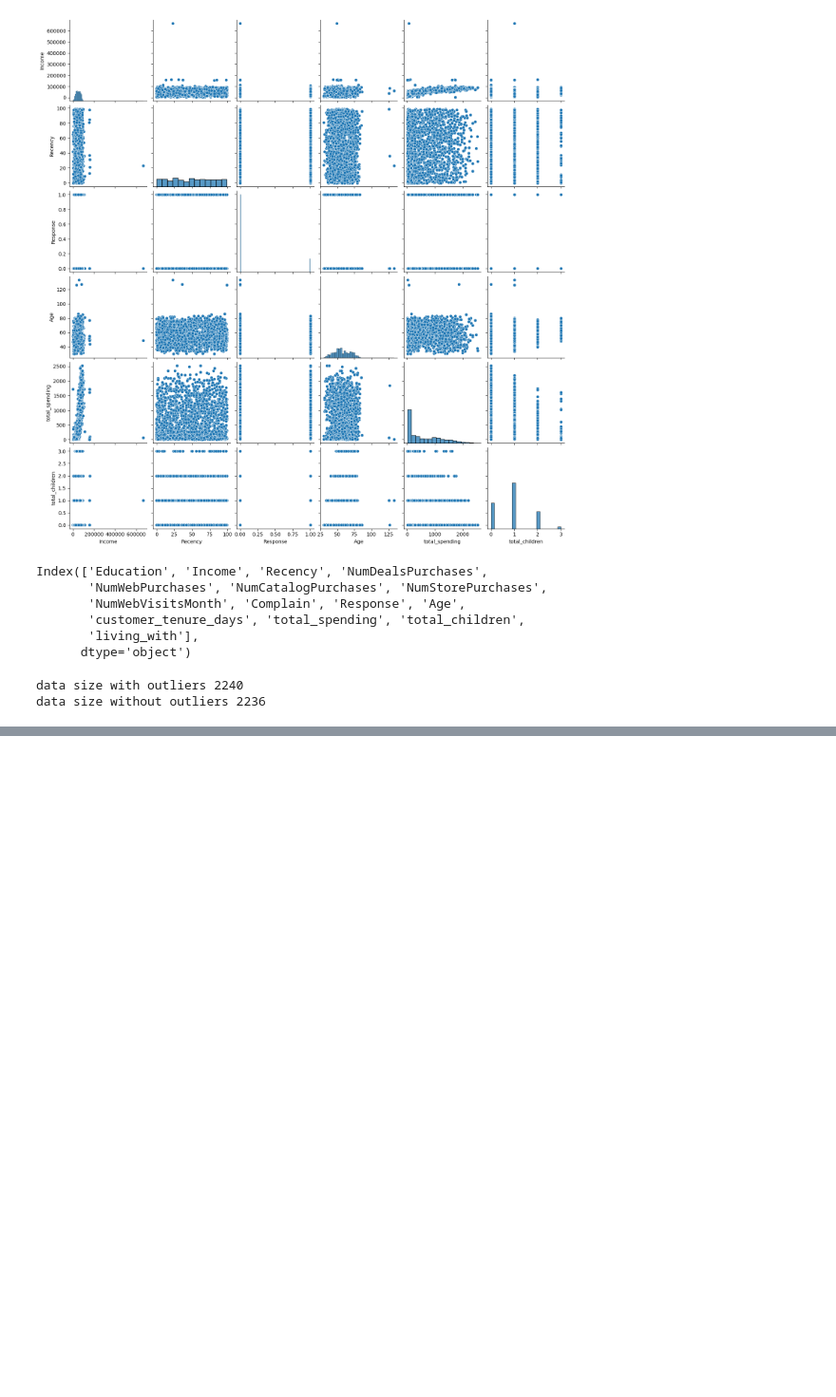
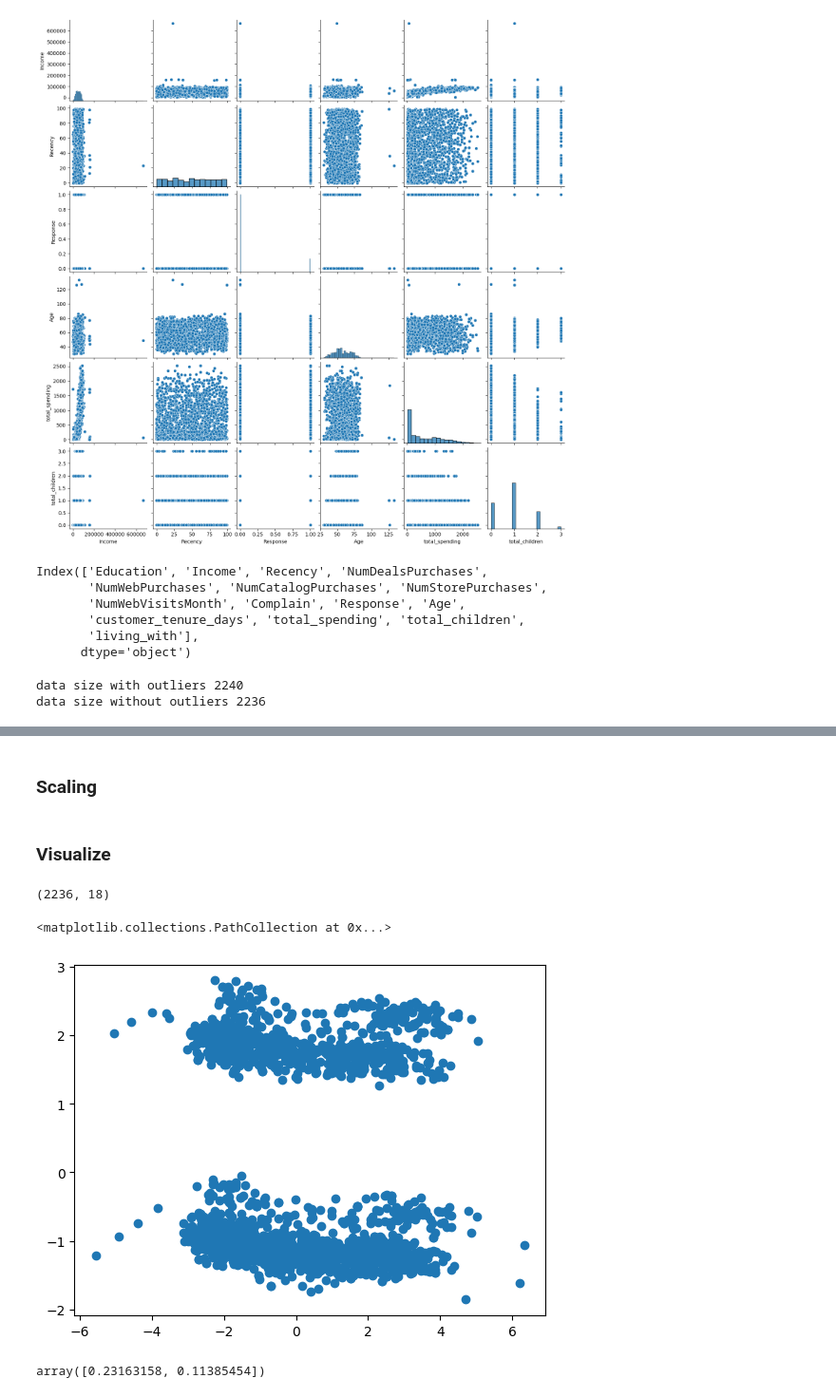
Before and after one commit to piyushhh-glitch/Machine_Learning, a Jupyter notebook: Unsupervised_ML/project/smartcart.ipynb, the cells around one changed output, grey strips where cells are left out. Shown at 95% size. Cells and saved outputs as stored; diff of their text form; code cells hidden in the pictures; blank space fills up the shorter version.

```diff
--- a/Unsupervised_ML/project/smartcart.ipynb
+++ b/Unsupervised_ML/project/smartcart.ipynb
@@ -326,0 +387,2 @@ data size without outliers 2236
+# %%
+df_encoded=pd.concat([df_clean.drop(columns=cat_cols),enc_df],axis=1)
@@ -326,0 +402,2 @@ data size without outliers 2236
+# %% [markdown]
+### Scaling
@@ -326,0 +406,29 @@ data size without outliers 2236
+# %%
+X=df_encoded
+# %%
+scaler=StandardScaler()
+
+X_scaled=scaler.fit_transform(X)
+# %% [markdown]
+### Visualize
+# %%
+X_scaled.shape
+# %% [output]
+(2236, 18)
+# %%
+#2D visualization
+
+from sklearn.decomposition import PCA
+
+pca=PCA(n_components=2)
+
+X_pca=pca.fit_transform(X_scaled)
+# %%
+plt.scatter(X_pca[:,0],X_pca[:,1])
+# %% [output]
+<matplotlib.collections.PathCollection at 0x...>
+[figure, added]
+# %%
+pca.explained_variance_ratio_
+# %% [output]
+array([0.23163158, 0.11385454])
```
Also changed, not shown: parts of 16 cells of this notebook.
